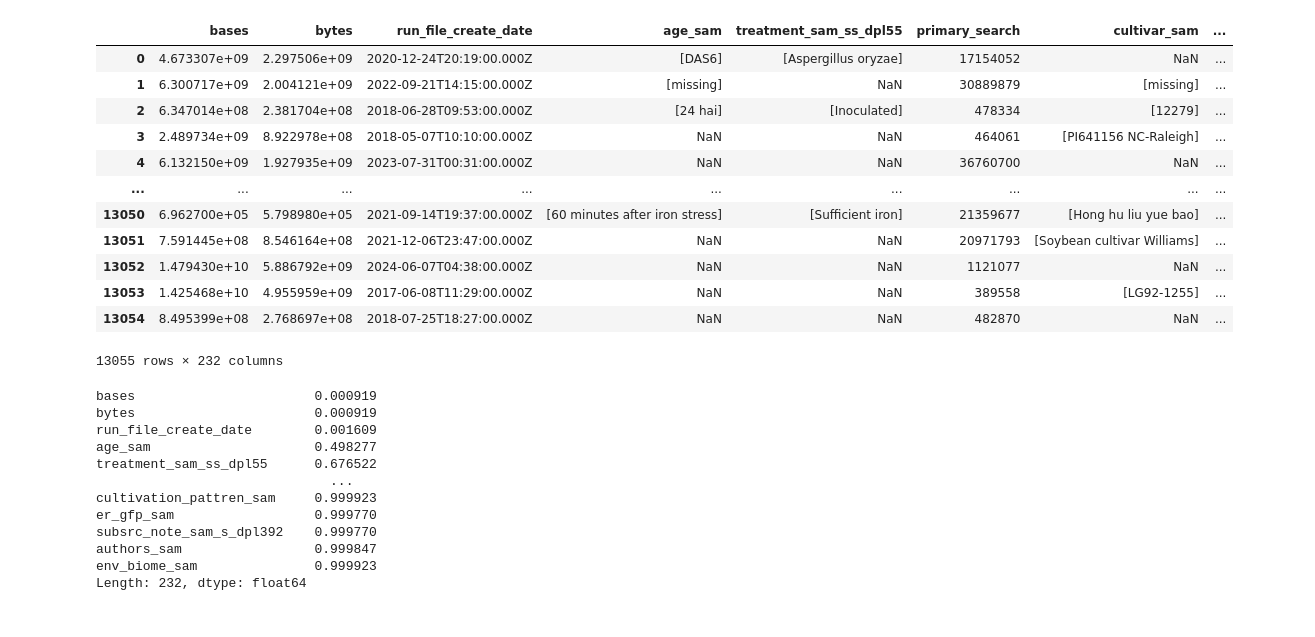
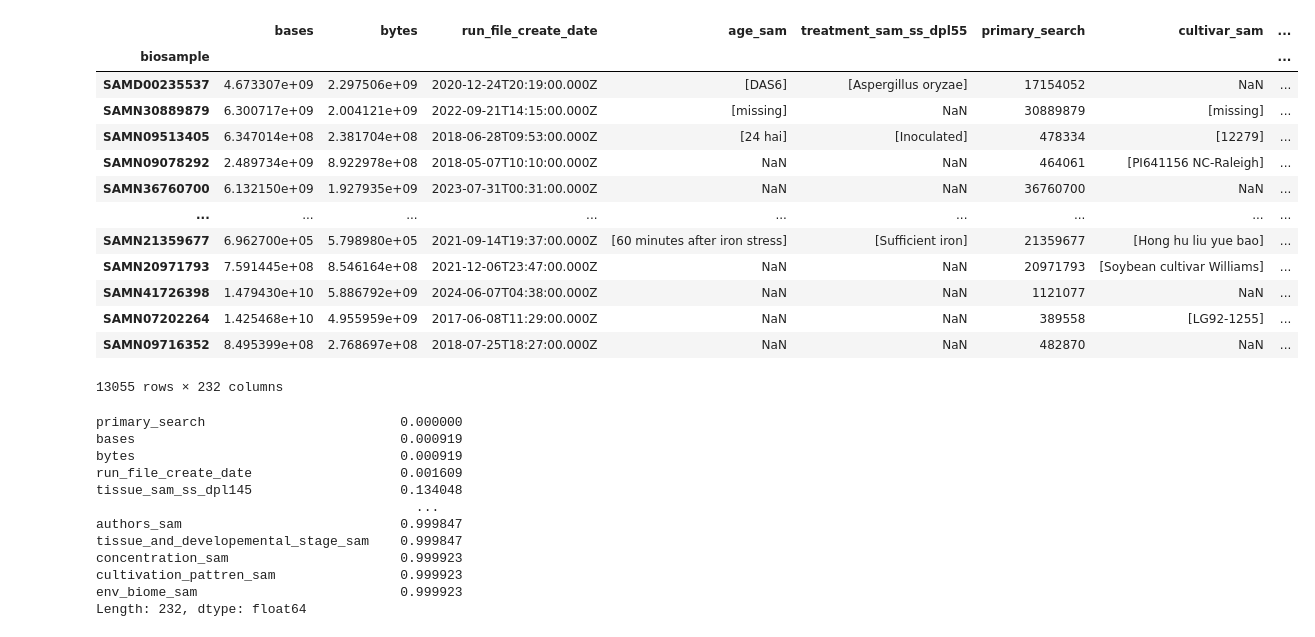
Before and after one commit to freire-guido/soy-biomarkers, a Jupyter notebook: accession/stress_control.ipynb, the cells around one changed output. Drawn from its saved outputs; the diff is of its cells as text; code cells hidden in the pictures.

```diff
--- a/accession/stress_control.ipynb
+++ b/accession/stress_control.ipynb
@@ -4,6 +4,7 @@ import pandas as pd
 # %%
 acc = pd.read_csv('../data/glycine_max_sra.csv')
 acc = acc.loc[acc['assay_type'] == 'RNA-Seq']
+acc = acc.set_index('biosample')
 acc
 # %% [output]
 |  | acc | assay_type | center_name | consent | experiment | sample_name | instrument | librarylayout | ... |
@@ -22,32 +24,33 @@ acc
 # %%
-attr = pd.DataFrame.from_records(acc['jattr'].apply(json.loads))
+attr = pd.DataFrame.from_records(acc['jattr'].apply(json.loads), index = acc.index)
 attr
 # %% [output]
 |  | bases | bytes | run_file_create_date | age_sam | treatment_sam_ss_dpl55 | primary_search | cultivar_sam | ... |
-| 0 | 4.673307e+09 | 2.297506e+09 | 2020-12-24T20:19:00.000Z | [DAS6] | [Aspergillus oryzae] | 17154052 | NaN | ... |
-| 1 | 6.300717e+09 | 2.004121e+09 | 2022-09-21T14:15:00.000Z | [missing] | NaN | 30889879 | [missing] | ... |
-| 2 | 6.347014e+08 | 2.381704e+08 | 2018-06-28T09:53:00.000Z | [24 hai] | [Inoculated] | 478334 | [12279] | ... |
-| 3 | 2.489734e+09 | 8.922978e+08 | 2018-05-07T10:10:00.000Z | NaN | NaN | 464061 | [PI641156 NC-Raleigh] | ... |
-| 4 | 6.132150e+09 | 1.927935e+09 | 2023-07-31T00:31:00.000Z | NaN | NaN | 36760700 | NaN | ... |
+| biosample |  |  |  |  |  |  |  | ... |
+| SAMD00235537 | 4.673307e+09 | 2.297506e+09 | 2020-12-24T20:19:00.000Z | [DAS6] | [Aspergillus oryzae] | 17154052 | NaN | ... |
+| SAMN30889879 | 6.300717e+09 | 2.004121e+09 | 2022-09-21T14:15:00.000Z | [missing] | NaN | 30889879 | [missing] | ... |
+| SAMN09513405 | 6.347014e+08 | 2.381704e+08 | 2018-06-28T09:53:00.000Z | [24 hai] | [Inoculated] | 478334 | [12279] | ... |
+| SAMN09078292 | 2.489734e+09 | 8.922978e+08 | 2018-05-07T10:10:00.000Z | NaN | NaN | 464061 | [PI641156 NC-Raleigh] | ... |
+| SAMN36760700 | 6.132150e+09 | 1.927935e+09 | 2023-07-31T00:31:00.000Z | NaN | NaN | 36760700 | NaN | ... |
 | ... | ... | ... | ... | ... | ... | ... | ... | ... |
-| 13050 | 6.962700e+05 | 5.798980e+05 | 2021-09-14T19:37:00.000Z | [60 minutes after iron stress] | [Sufficient iron] | 21359677 | [Hong hu liu yue bao] | ... |
-| 13051 | 7.591445e+08 | 8.546164e+08 | 2021-12-06T23:47:00.000Z | NaN | NaN | 20971793 | [Soybean cultivar Williams] | ... |
-| 13052 | 1.479430e+10 | 5.886792e+09 | 2024-06-07T04:38:00.000Z | NaN | NaN | 1121077 | NaN | ... |
-| 13053 | 1.425468e+10 | 4.955959e+09 | 2017-06-08T11:29:00.000Z | NaN | NaN | 389558 | [LG92-1255] | ... |
-| 13054 | 8.495399e+08 | 2.768697e+08 | 2018-07-25T18:27:00.000Z | NaN | NaN | 482870 | NaN | ... |
+| SAMN21359677 | 6.962700e+05 | 5.798980e+05 | 2021-09-14T19:37:00.000Z | [60 minutes after iron stress] | [Sufficient iron] | 21359677 | [Hong hu liu yue bao] | ... |
+| SAMN20971793 | 7.591445e+08 | 8.546164e+08 | 2021-12-06T23:47:00.000Z | NaN | NaN | 20971793 | [Soybean cultivar Williams] | ... |
+| SAMN41726398 | 1.479430e+10 | 5.886792e+09 | 2024-06-07T04:38:00.000Z | NaN | NaN | 1121077 | NaN | ... |
+| SAMN07202264 | 1.425468e+10 | 4.955959e+09 | 2017-06-08T11:29:00.000Z | NaN | NaN | 389558 | [LG92-1255] | ... |
+| SAMN09716352 | 8.495399e+08 | 2.768697e+08 | 2018-07-25T18:27:00.000Z | NaN | NaN | 482870 | NaN | ... |
 13055 rows × 232 columns
 # %%
-attr.isna().mean()
+attr.isna().mean().sort_values()
 # %% [output]
-bases                       0.000919
-bytes                       0.000919
-run_file_create_date        0.001609
-age_sam                     0.498277
-treatment_sam_ss_dpl55      0.676522
-                              ...
-cultivation_pattren_sam     0.999923
-er_gfp_sam                  0.999770
-subsrc_note_sam_s_dpl392    0.999770
-authors_sam                 0.999847
-env_biome_sam               0.999923
+primary_search                         0.000000
+bases                                  0.000919
+bytes                                  0.000919
+run_file_create_date                   0.001609
+tissue_sam_ss_dpl145                   0.134048
+                                         ...
+authors_sam                            0.999847
+tissue_and_developemental_stage_sam    0.999847
+concentration_sam                      0.999923
+cultivation_pattren_sam                0.999923
+env_biome_sam                          0.999923
 Length: 232, dtype: float64
```
Also changed, not shown: parts of 11 cells of this notebook, 1 other file.
